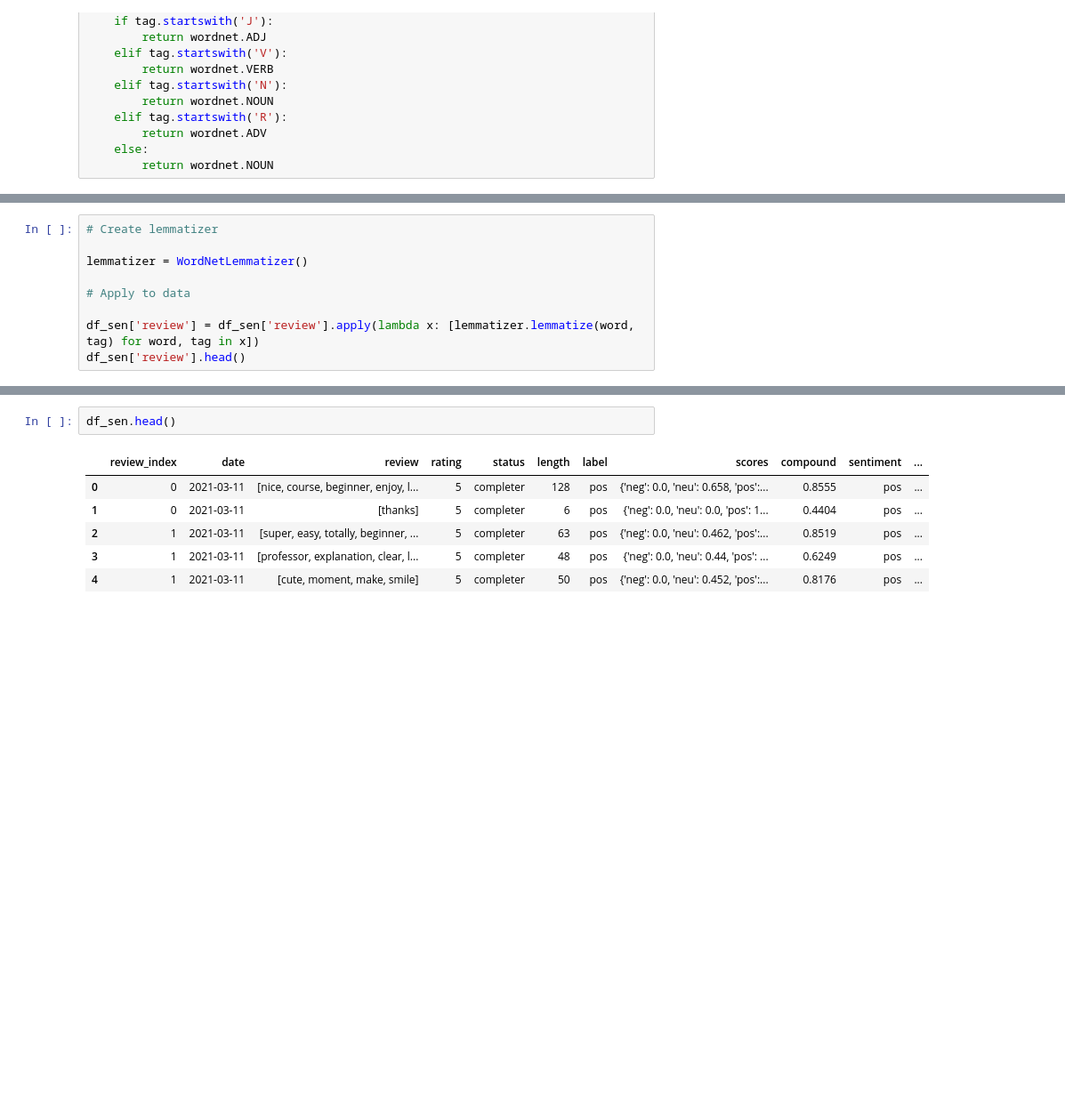
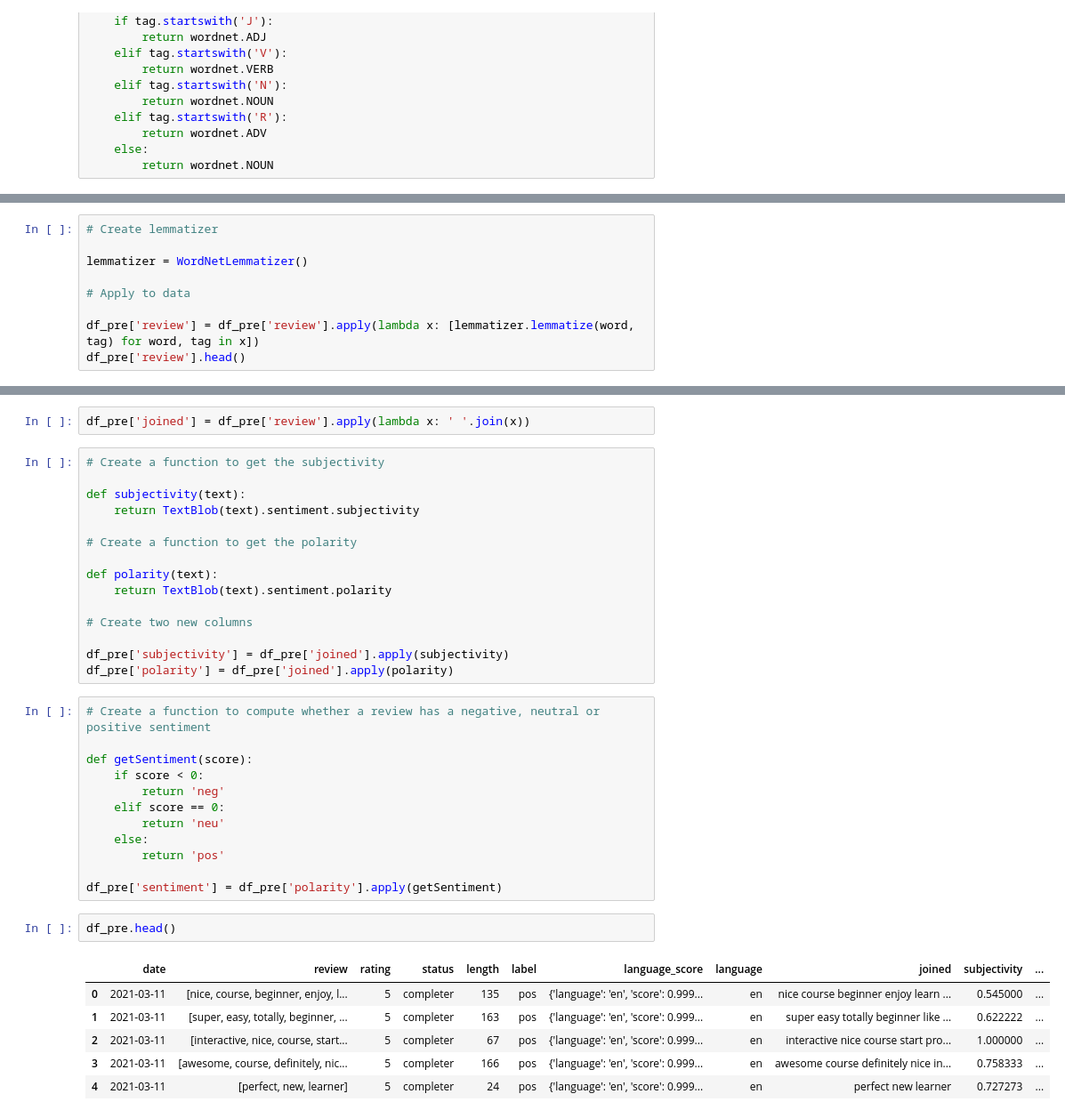
Before and after one commit to siriamanda/sentiment-analysis-of-reviews, a Jupyter notebook: Textblob-sentiment-analysis.ipynb, the cells around one changed output, grey strips where cells are left out. Shown at 89% size. Drawn from its saved outputs; the diff is of its cells as text; blank space fills up the shorter version.

Commit message:
Second iteration and Sentiment analysis using Textblob

```diff
--- a/VADER-sentiment-analysis.ipynb
+++ b/Textblob-sentiment-analysis.ipynb
@@ -540,7 +463,7 @@ lemmatizer = WordNetLemmatizer()
 
 # Apply to data
 
-df_sen['review'] = df_sen['review'].apply(lambda x: [lemmatizer.lemmatize(word, tag) for word, tag in x])
-df_sen['review'].head()
+df_pre['review'] = df_pre['review'].apply(lambda x: [lemmatizer.lemmatize(word, tag) for word, tag in x])
+df_pre['review'].head()
 # %% [output]
 0    [nice, course, beginner, enjoy, learn, well, d...
@@ -664,9 +496,38 @@ df_sen[['topic_id', 'topic_score']] = df_sen['topic'].apply(pd.Series)
+# %%
+df_pre['joined'] = df_pre['review'].apply(lambda x: ' '.join(x))
+# %%
+# Create a function to get the subjectivity
+
+def subjectivity(text):
+    return TextBlob(text).sentiment.subjectivity
+
+# Create a function to get the polarity
+
+def polarity(text):
+    return TextBlob(text).sentiment.polarity
+
+# Create two new columns
+
+df_pre['subjectivity'] = df_pre['joined'].apply(subjectivity)
+df_pre['polarity'] = df_pre['joined'].apply(polarity)
+# %%
+# Create a function to compute whether a review has a negative, neutral or positive sentiment
+
+def getSentiment(score):
+    if score < 0:
+        return 'neg'
+    elif score == 0:
+        return 'neu'
+    else:
+        return 'pos'
+
+df_pre['sentiment'] = df_pre['polarity'].apply(getSentiment)
 # %%
-df_sen.head()
+df_pre.head()
 # %% [output]
-|  | review_index | date | review | rating | status | length | label | scores | compound | sentiment | ... |
-| 0 | 0 | 2021-03-11 | [nice, course, beginner, enjoy, l... | 5 | completer | 128 | pos | {'neg': 0.0, 'neu': 0.658, 'pos':... | 0.8555 | pos | ... |
-| 1 | 0 | 2021-03-11 | [thanks] | 5 | completer | 6 | pos | {'neg': 0.0, 'neu': 0.0, 'pos': 1... | 0.4404 | pos | ... |
-| 2 | 1 | 2021-03-11 | [super, easy, totally, beginner, ... | 5 | completer | 63 | pos | {'neg': 0.0, 'neu': 0.462, 'pos':... | 0.8519 | pos | ... |
-| 3 | 1 | 2021-03-11 | [professor, explanation, clear, l... | 5 | completer | 48 | pos | {'neg': 0.0, 'neu': 0.44, 'pos': ... | 0.6249 | pos | ... |
-| 4 | 1 | 2021-03-11 | [cute, moment, make, smile] | 5 | completer | 50 | pos | {'neg': 0.0, 'neu': 0.452, 'pos':... | 0.8176 | pos | ... |
+|  | date | review | rating | status | length | label | language_score | language | joined | subjectivity | ... |
+| 0 | 2021-03-11 | [nice, course, beginner, enjoy, l... | 5 | completer | 135 | pos | {'language': 'en', 'score': 0.999... | en | nice course beginner enjoy learn ... | 0.545000 | ... |
+| 1 | 2021-03-11 | [super, easy, totally, beginner, ... | 5 | completer | 163 | pos | {'language': 'en', 'score': 0.999... | en | super easy totally beginner like ... | 0.622222 | ... |
+| 2 | 2021-03-11 | [interactive, nice, course, start... | 5 | completer | 67 | pos | {'language': 'en', 'score': 0.999... | en | interactive nice course start pro... | 1.000000 | ... |
+| 3 | 2021-03-11 | [awesome, course, definitely, nic... | 5 | completer | 166 | pos | {'language': 'en', 'score': 0.999... | en | awesome course definitely nice in... | 0.758333 | ... |
+| 4 | 2021-03-11 | [perfect, new, learner] | 5 | completer | 24 | pos | {'language': 'en', 'score': 0.999... | en | perfect new learner | 0.727273 | ... |
```
Also changed, not shown: parts of 78 cells of this notebook, 1 other file.
